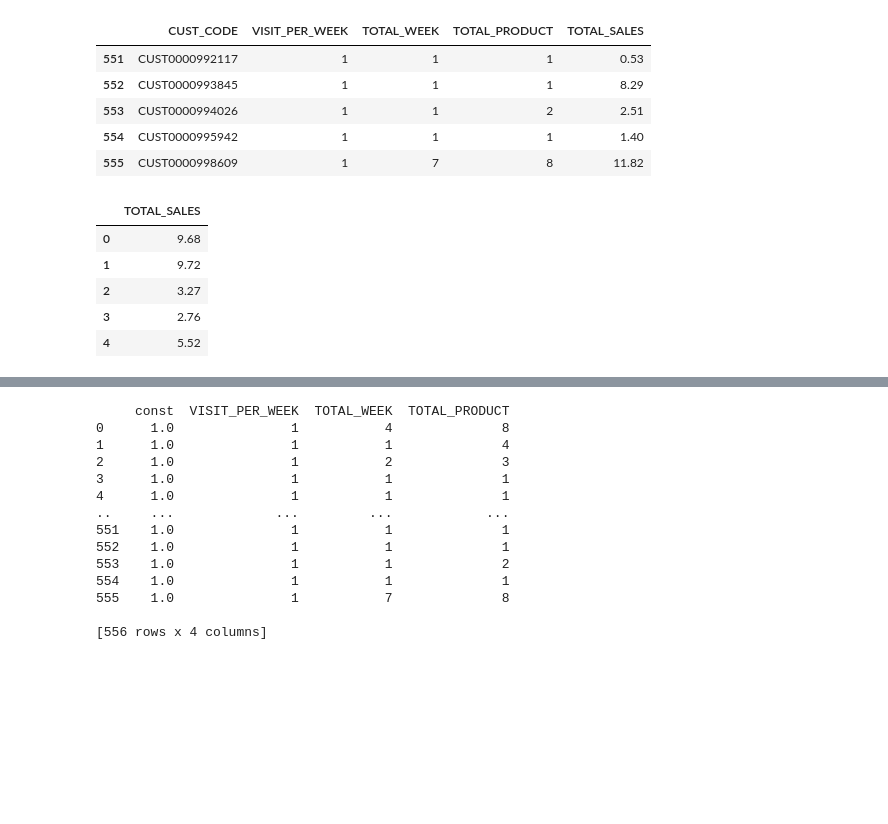
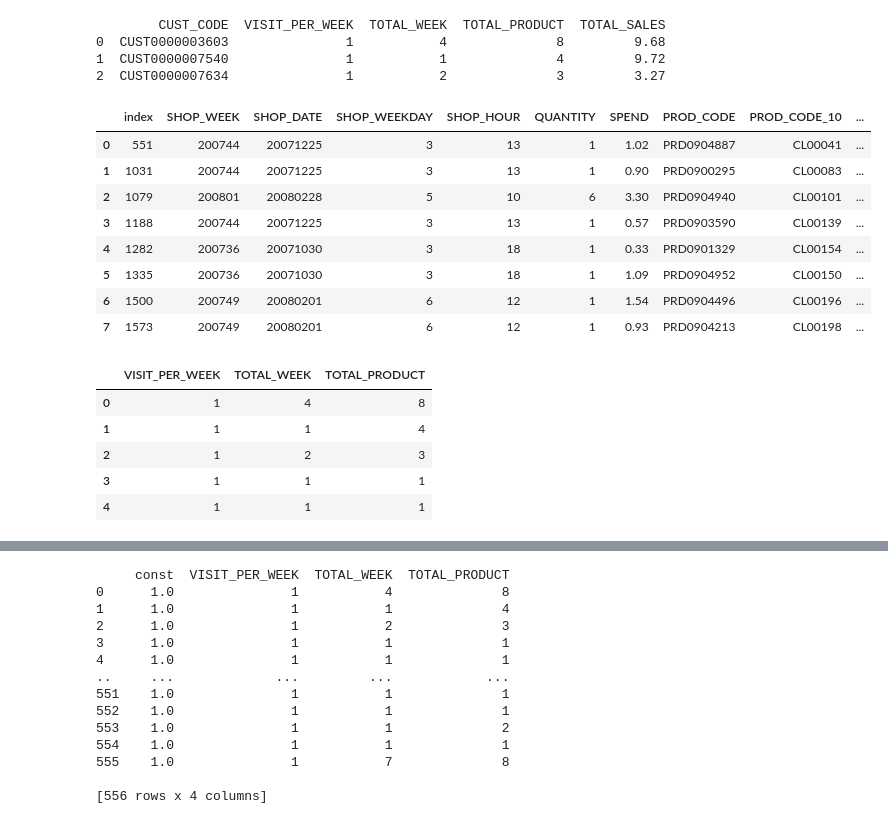
Before and after one commit to pongsrue/Automated_Tools-, a Jupyter notebook: Module3_1.ipynb, the cells around one changed output, grey strips where cells are left out. Cells and saved outputs as stored; diff of their text form; code cells hidden in the pictures; blank space fills up the shorter version.

```diff
--- a/Module3_1.ipynb
+++ b/Module3_1.ipynb
@@ -29,25 +36,35 @@ FROM table1
 WHERE CUST_CODE IS NOT NULL GROUP BY CUST_CODE
 HAVING TOTAL_SALES < 4000
 '''
+
 df = pd.read_sql(sql, conn)
-df.tail()
+print(df[0:3])
 # %% [output]
-|  | CUST_CODE | VISIT_PER_WEEK | TOTAL_WEEK | TOTAL_PRODUCT | TOTAL_SALES |
-| 551 | CUST0000992117 | 1 | 1 | 1 | 0.53 |
-| 552 | CUST0000993845 | 1 | 1 | 1 | 8.29 |
-| 553 | CUST0000994026 | 1 | 1 | 2 | 2.51 |
-| 554 | CUST0000995942 | 1 | 1 | 1 | 1.40 |
-| 555 | CUST0000998609 | 1 | 7 | 8 | 11.82 |
+        CUST_CODE  VISIT_PER_WEEK  TOTAL_WEEK  TOTAL_PRODUCT  TOTAL_SALES
+0  CUST0000003603               1           4              8         9.68
+1  CUST0000007540               1           1              4         9.72
+2  CUST0000007634               1           2              3         3.27
+# %%
+sql2 = '''select * from table1 where cust_code = "CUST0000003603"'''
+df2 = pd.read_sql(sql2, conn)
+df2
+# %% [output]
+|  | index | SHOP_WEEK | SHOP_DATE | SHOP_WEEKDAY | SHOP_HOUR | QUANTITY | SPEND | PROD_CODE | PROD_CODE_10 | ... |
+| 0 | 551 | 200744 | 20071225 | 3 | 13 | 1 | 1.02 | PRD0904887 | CL00041 | ... |
+| 1 | 1031 | 200744 | 20071225 | 3 | 13 | 1 | 0.90 | PRD0900295 | CL00083 | ... |
+| 2 | 1079 | 200801 | 20080228 | 5 | 10 | 6 | 3.30 | PRD0904940 | CL00101 | ... |
+| 3 | 1188 | 200744 | 20071225 | 3 | 13 | 1 | 0.57 | PRD0903590 | CL00139 | ... |
+| 4 | 1282 | 200736 | 20071030 | 3 | 18 | 1 | 0.33 | PRD0901329 | CL00154 | ... |
+| 5 | 1335 | 200736 | 20071030 | 3 | 18 | 1 | 1.09 | PRD0904952 | CL00150 | ... |
+| 6 | 1500 | 200749 | 20080201 | 6 | 12 | 1 | 1.54 | PRD0904496 | CL00196 | ... |
+| 7 | 1573 | 200749 | 20080201 | 6 | 12 | 1 | 0.93 | PRD0904213 | CL00198 | ... |
 # %%
 x = df.iloc[:,1:-1]
 x.head(5)
-
-y = df.iloc[:,-1:]
-y.head(5)
 # %% [output]
-|  | TOTAL_SALES |
-| 0 | 9.68 |
-| 1 | 9.72 |
-| 2 | 3.27 |
-| 3 | 2.76 |
-| 4 | 5.52 |
+|  | VISIT_PER_WEEK | TOTAL_WEEK | TOTAL_PRODUCT |
+| 0 | 1 | 4 | 8 |
+| 1 | 1 | 1 | 4 |
+| 2 | 1 | 2 | 3 |
+| 3 | 1 | 1 | 1 |
+| 4 | 1 | 1 | 1 |
```
Also changed, not shown: parts of 12 cells of this notebook.
